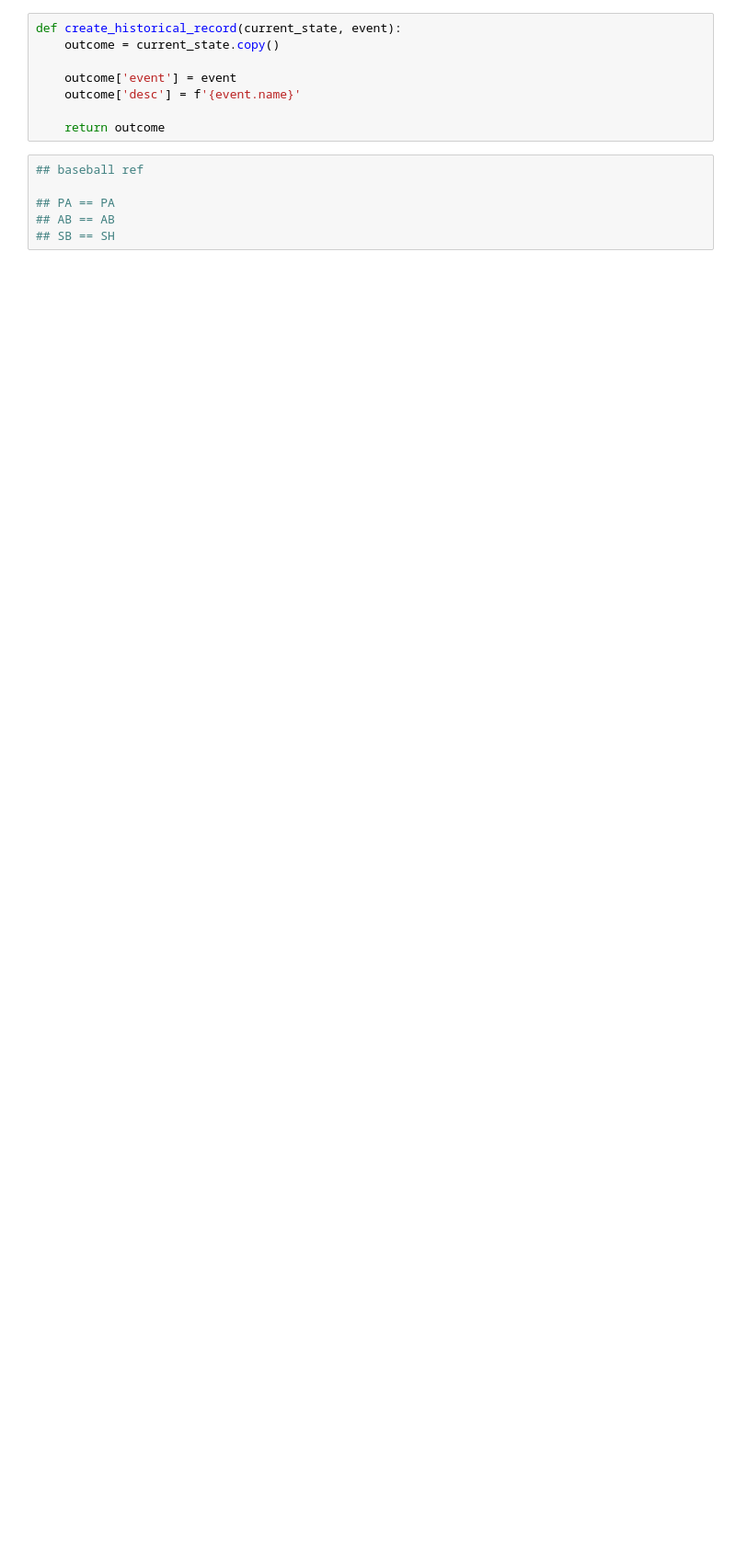
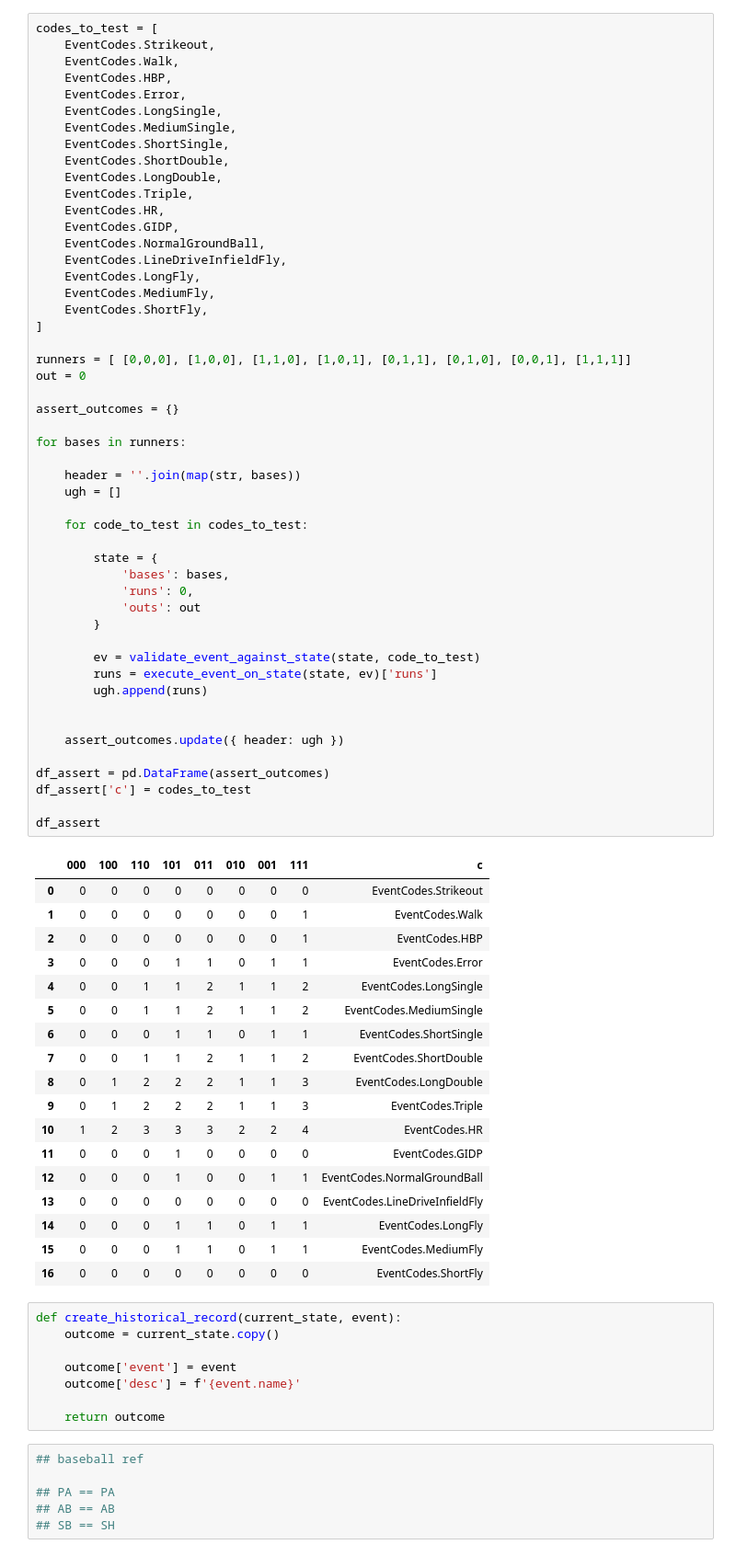
Before and after one commit to dpasse/rc, a Jupyter notebook: notebooks/mlb/rc_sim.ipynb, the cells around one changed output. Shown at 92% size. Saved outputs shown, nothing was run; the diff lists cells and outputs as text; blank space fills up the shorter version.

```diff
--- a/notebooks/mlb/rc_sim.ipynb
+++ b/notebooks/mlb/rc_sim.ipynb
@@ -145,3 +185,72 @@ execute_event_on_state(state, event)
+# %%
+codes_to_test = [
+    EventCodes.Strikeout,
+    EventCodes.Walk,
+    EventCodes.HBP,
+    EventCodes.Error,
+    EventCodes.LongSingle,
+    EventCodes.MediumSingle,
+    EventCodes.ShortSingle,
+    EventCodes.ShortDouble,
+    EventCodes.LongDouble,
+    EventCodes.Triple,
+    EventCodes.HR,
+    EventCodes.GIDP,
+    EventCodes.NormalGroundBall,
+    EventCodes.LineDriveInfieldFly,
+    EventCodes.LongFly,
+    EventCodes.MediumFly,
+    EventCodes.ShortFly,
+]
+
+runners = [ [0,0,0], [1,0,0], [1,1,0], [1,0,1], [0,1,1], [0,1,0], [0,0,1], [1,1,1]]
+out = 0
+
+assert_outcomes = {}
+
+for bases in runners:
+
+    header = ''.join(map(str, bases))
+    ugh = []
+
+    for code_to_test in codes_to_test:
+
+        state = {
+            'bases': bases,
+            'runs': 0,
+            'outs': out
+        }
+
+        ev = validate_event_against_state(state, code_to_test)
+        runs = execute_event_on_state(state, ev)['runs']
+        ugh.append(runs)
+
+
+    assert_outcomes.update({ header: ugh })
+
+df_assert = pd.DataFrame(assert_outcomes)
+df_assert['c'] = codes_to_test
+
+df_assert
+# %% [output]
+|  | 000 | 100 | 110 | 101 | 011 | 010 | 001 | 111 | c |
+| 0 | 0 | 0 | 0 | 0 | 0 | 0 | 0 | 0 | EventCodes.Strikeout |
+| 1 | 0 | 0 | 0 | 0 | 0 | 0 | 0 | 1 | EventCodes.Walk |
+| 2 | 0 | 0 | 0 | 0 | 0 | 0 | 0 | 1 | EventCodes.HBP |
+| 3 | 0 | 0 | 0 | 1 | 1 | 0 | 1 | 1 | EventCodes.Error |
+| 4 | 0 | 0 | 1 | 1 | 2 | 1 | 1 | 2 | EventCodes.LongSingle |
+| 5 | 0 | 0 | 1 | 1 | 2 | 1 | 1 | 2 | EventCodes.MediumSingle |
+| 6 | 0 | 0 | 0 | 1 | 1 | 0 | 1 | 1 | EventCodes.ShortSingle |
+| 7 | 0 | 0 | 1 | 1 | 2 | 1 | 1 | 2 | EventCodes.ShortDouble |
+| 8 | 0 | 1 | 2 | 2 | 2 | 1 | 1 | 3 | EventCodes.LongDouble |
+| 9 | 0 | 1 | 2 | 2 | 2 | 1 | 1 | 3 | EventCodes.Triple |
+| 10 | 1 | 2 | 3 | 3 | 3 | 2 | 2 | 4 | EventCodes.HR |
+| 11 | 0 | 0 | 0 | 1 | 0 | 0 | 0 | 0 | EventCodes.GIDP |
+| 12 | 0 | 0 | 0 | 1 | 0 | 0 | 1 | 1 | EventCodes.NormalGroundBall |
+| 13 | 0 | 0 | 0 | 0 | 0 | 0 | 0 | 0 | EventCodes.LineDriveInfieldFly |
+| 14 | 0 | 0 | 0 | 1 | 1 | 0 | 1 | 1 | EventCodes.LongFly |
+| 15 | 0 | 0 | 0 | 1 | 1 | 0 | 1 | 1 | EventCodes.MediumFly |
+| 16 | 0 | 0 | 0 | 0 | 0 | 0 | 0 | 0 | EventCodes.ShortFly |
 # %%
 def create_historical_record(current_state, event):
     outcome = current_state.copy()
```
Also changed, not shown: parts of 19 cells of this notebook, 7 other files.
